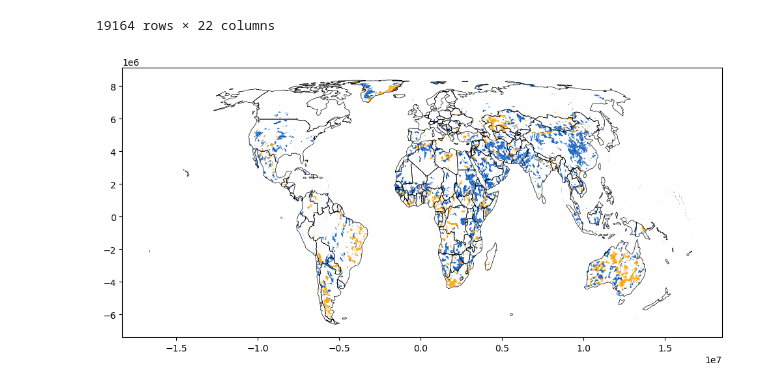
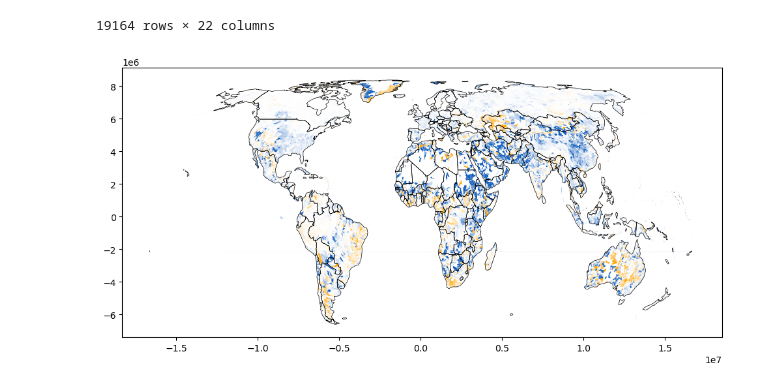
Before and after one commit to puzhao8/SDG661-Fresh-Water, a Jupyter notebook: testbed.ipynb, the cells around one changed output. Cells and saved outputs as stored; diff of their text form; code cells hidden in the pictures.

```diff
--- a/testbed.ipynb
+++ b/testbed.ipynb
@@ -547,31 +547,31 @@ joined_gdf
 # %%
 
 
 """ Global Map """
 
 import geopandas as gpd
 import matplotlib.pyplot as plt
 from matplotlib.colors import LinearSegmentedColormap
 
 gdf = gpd.read_file("data\hydrobasin_6\hydrobasin_6.shp")
 joined_gdf = gdf.merge(delta, on='PFAF_ID', how='right')
 
 
 fig, ax = plt.subplots(figsize=(12, 5))
 
 my_colormap = LinearSegmentedColormap.from_list("my_colormap", ['orange', 'white', '#1560bd'])
 countries = gpd.read_file(gpd.datasets.get_path('naturalearth_lowres'))
 # countries_filtered = countries[countries.geometry.apply(lambda x: x.bounds[0] > -125)]
 countries_filtered = countries[countries.geometry.apply(lambda x: x.bounds[1] > -60)]
 
 
-joined_gdf.to_crs('+proj=eck4').plot(ax=ax, column='sign', cmap=my_colormap, vmin=-1, vmax=1)
-# joined_gdf.to_crs(epsg=3857).plot(ax=ax, column='permanent_area', cmap=my_colormap, vmin=-100, vmax=100)
+# joined_gdf.to_crs('+proj=eck4').plot(ax=ax, column='sign', cmap=my_colormap, vmin=-1, vmax=1)
+joined_gdf.to_crs('+proj=eck4').plot(ax=ax, column='permanent_area', cmap=my_colormap, vmin=-100, vmax=100)
 countries_filtered.to_crs('+proj=eck4').plot(ax=ax, color='none', edgecolor='black', linewidth=0.5)
 
 plt.tight_layout()
-fig.savefig('out_sign.png', dpi=300)
+fig.savefig('outputs_map/out_delta.png', dpi=300)
 # %% [output]
-[figure, old version]
+[figure, new version]
 # %%
 fig.savefig('out.png', dpi=300)
```
Also changed, not shown: 6 other files.
